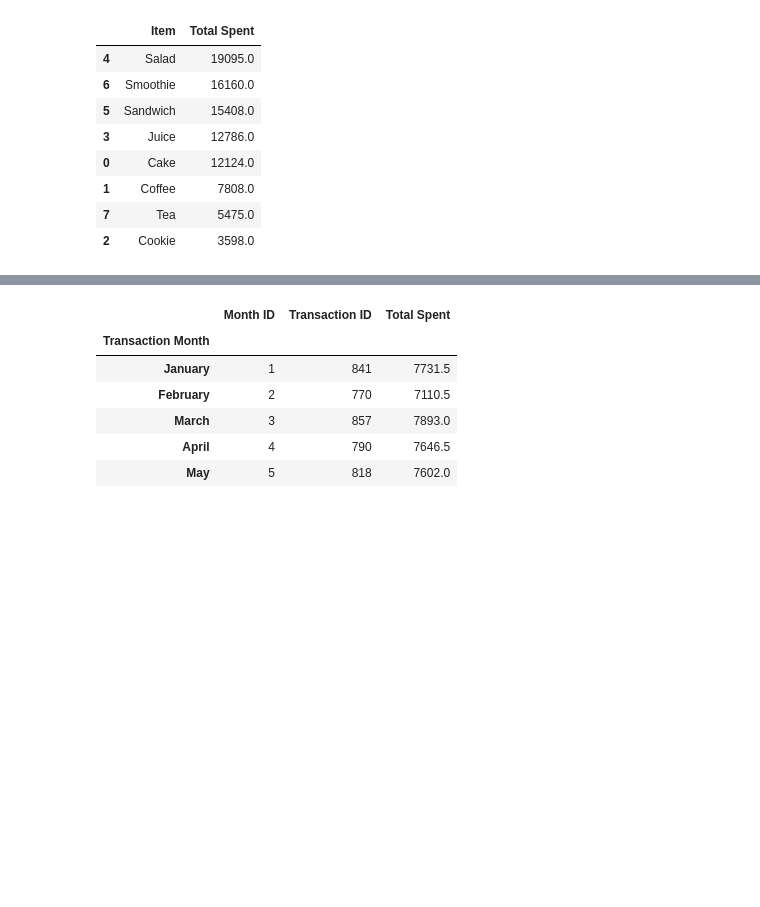
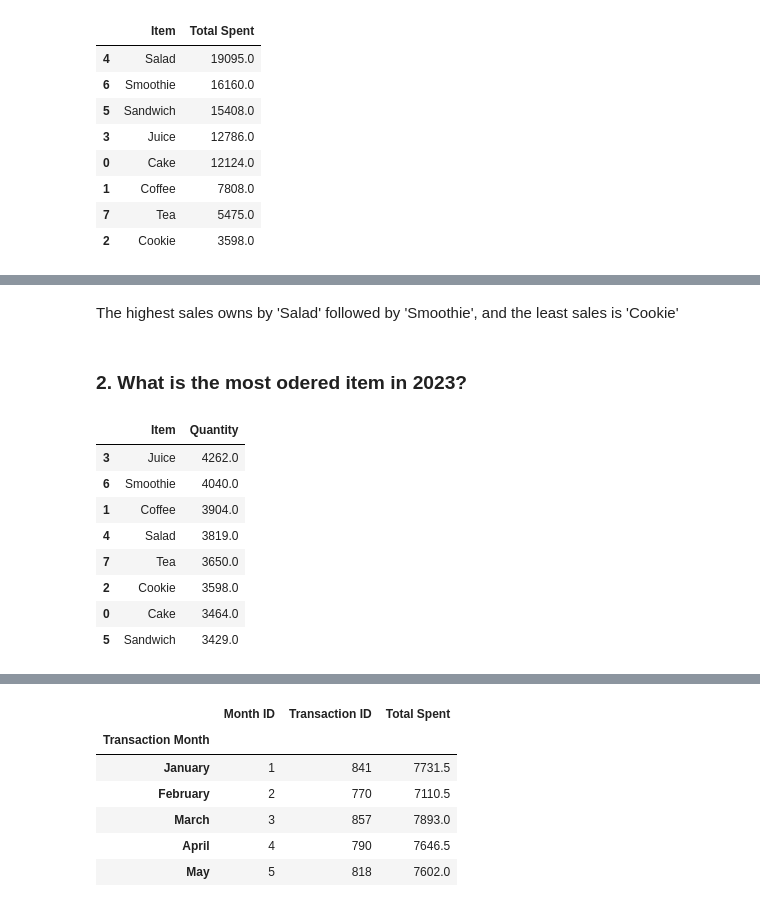
Before and after one commit to jeeenss/Data-Analysis-with-Python, a Jupyter notebook: Cafe_Sales/cafe_sales_analysis.ipynb, the cells around one changed output, grey strips where cells are left out. Saved outputs shown, nothing was run; the diff lists cells and outputs as text; code cells hidden in the pictures; blank space fills up the shorter version.

```diff
--- a/Cafe_Sales/cafe_sales_analysis.ipynb
+++ b/Cafe_Sales/cafe_sales_analysis.ipynb
@@ -1104,0 +1109,18 @@ AttributeError: Rectangle.set() got an unexpected keyword argument 'reverse'
+# %% [markdown]
+The highest sales owns by 'Salad' followed by 'Smoothie', and the least sales is 'Cookie'
+# %% [markdown]
+### 2. What is the most odered item in 2023? ###
+# %%
+most_ordered_item = df.groupby('Item')['Quantity'].sum().reset_index()
+most_ordered_item = most_ordered_item.sort_values(by='Quantity', ascending=False)
+most_ordered_item
+# %% [output]
+|  | Item | Quantity |
+| 3 | Juice | 4262.0 |
+| 6 | Smoothie | 4040.0 |
+| 1 | Coffee | 3904.0 |
+| 4 | Salad | 3819.0 |
+| 7 | Tea | 3650.0 |
+| 2 | Cookie | 3598.0 |
+| 0 | Cake | 3464.0 |
+| 5 | Sandwich | 3429.0 |
```
Also changed, not shown: parts of 6 cells of this notebook.
